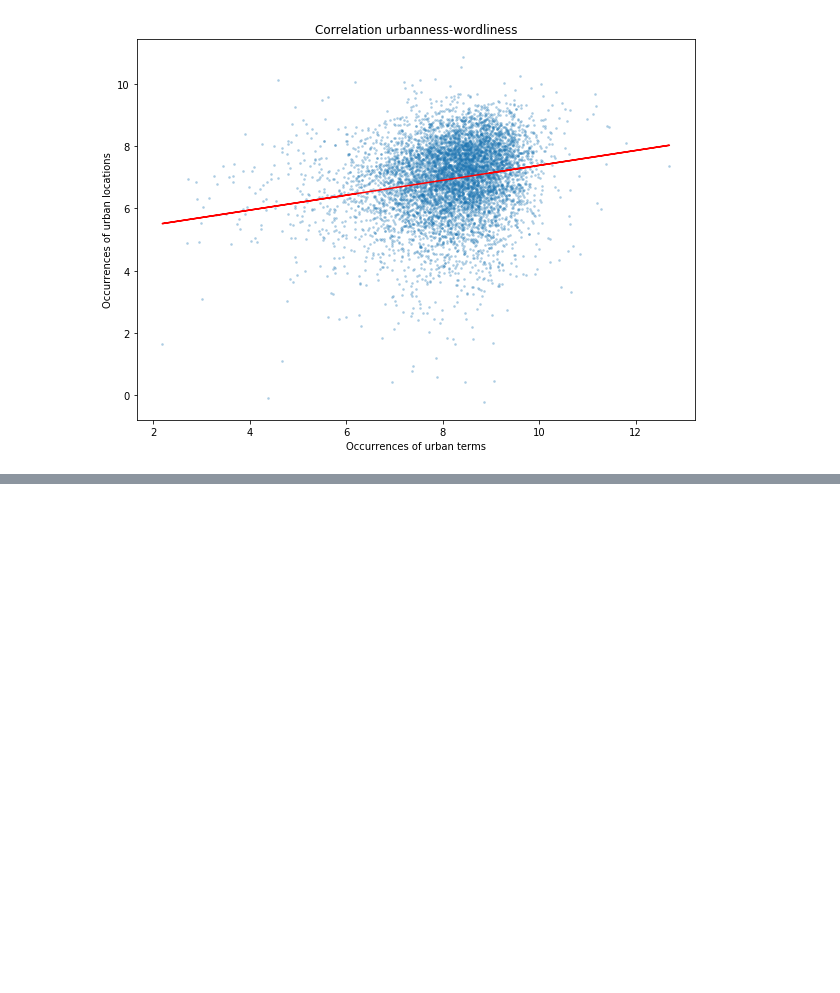
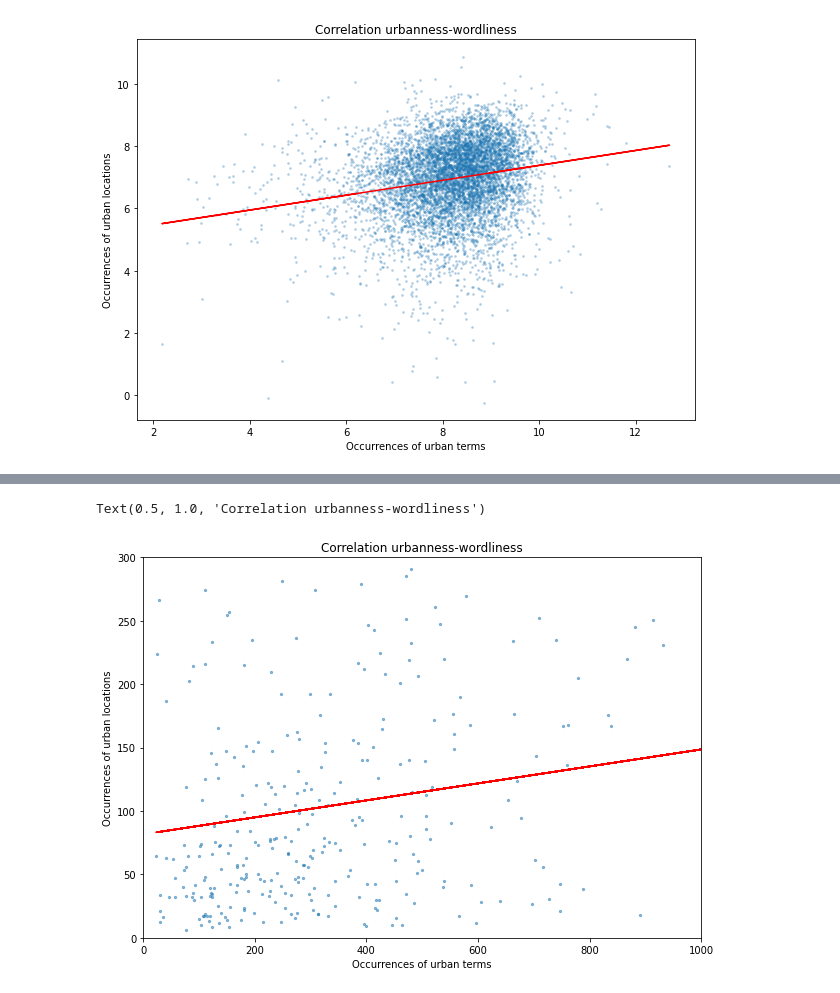
Before and after one commit to federicabologna/thesis_space_scifi, a Jupyter notebook: 4_geodata/geodata_stats.ipynb, the cells around one changed output, grey strips where cells are left out. Saved outputs shown, nothing was run; the diff lists cells and outputs as text; code cells hidden in the pictures; blank space fills up the shorter version.

```diff
--- a/4_geodata/geodata_stats.ipynb
+++ b/4_geodata/geodata_stats.ipynb
@@ -441,0 +453,13 @@ plt.savefig('/content/drive/My Drive/Università/3 ANNO MAGISTRALE/TESI/4_geoda
+# %%
+fig = plt.figure(figsize=(10,7))
+plt.scatter(x2, y2, alpha=.5, s=5)
+plt.xlim(0,1000)
+plt.ylim(0,300)
+plt.plot(x2, y_pred2, color='red')
+plt.xlabel("Occurrences of urban terms")
+plt.ylabel("Occurrences of urban locations")
+plt.title("Correlation urbanness-wordliness")
+#plt.savefig('/content/drive/My Drive/Università/3 ANNO MAGISTRALE/TESI/4_geodata/correlation', dpi=500)
+# %% [output]
+Text(0.5, 1.0, 'Correlation urbanness-wordliness')
+[figure, added]
```
Also changed, not shown: parts of 15 cells of this notebook.
